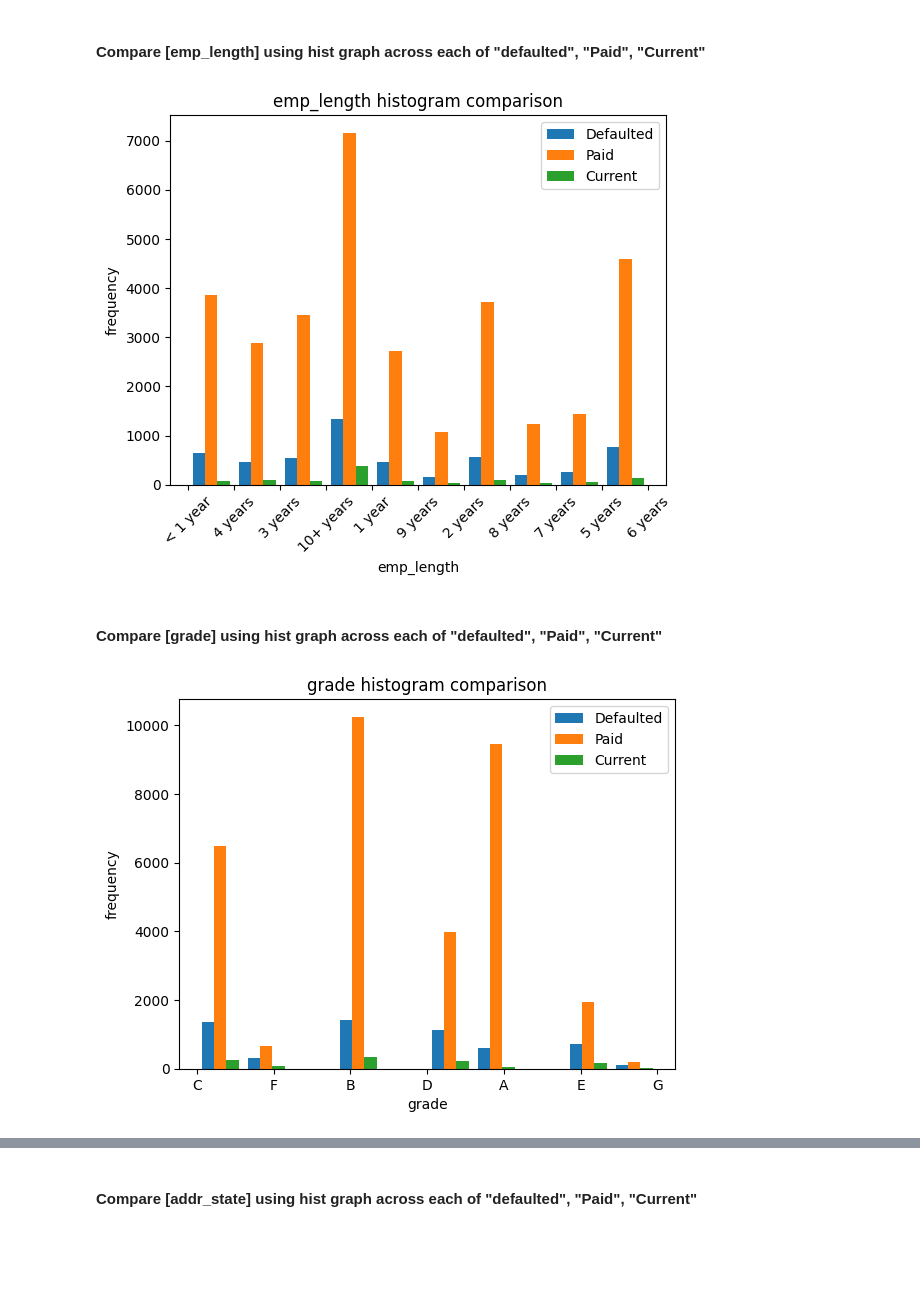
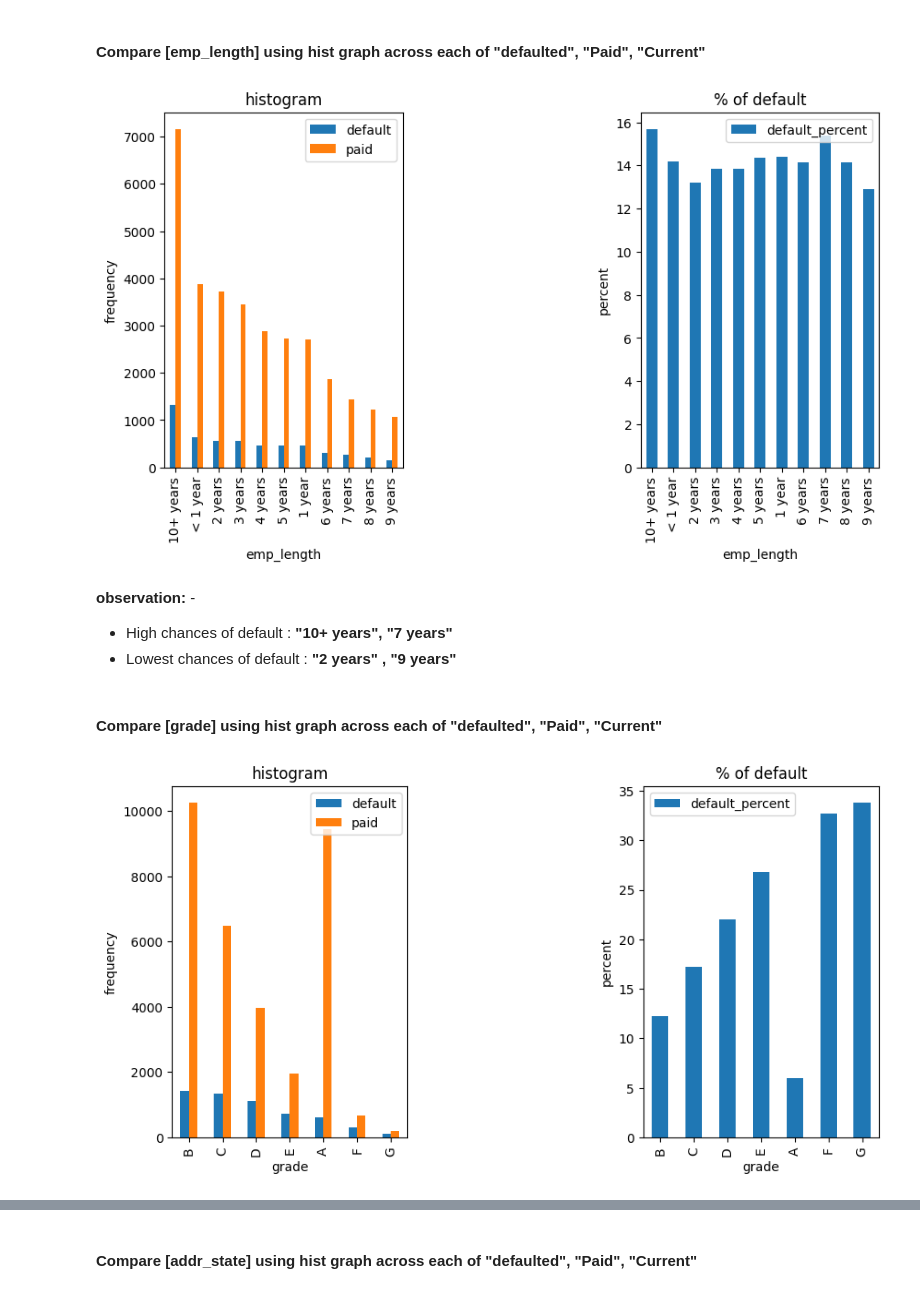
Before and after one commit to santoshmahto7/LendingClubCase, a Jupyter notebook: loan_santosh_1.ipynb, the cells around one changed output, grey strips where cells are left out. Cells and saved outputs as stored; diff of their text form; code cells hidden in the pictures; blank space fills up the shorter version.

Commit message:
Percentage based calculation and observation added

```diff
--- a/loan_santosh_1.ipynb
+++ b/loan_santosh_1.ipynb
@@ -126,32 +126,68 @@ Name: count, Length: 4636, dtype: int64
 # %%
 x = df_c["emp_length"].dropna().astype(str)
 y = df_p["emp_length"].dropna().astype(str)
 z = df_r["emp_length"].dropna().astype(str)
 
-o1, o2, o3 = plt.hist([x, y, z], label=['Defaulted', 'Paid', 'Current'])
-plt.legend(loc='upper right')
-#plt.yticks(np.arange(0, 100, 1))
-plt.xticks(o2, rotation=45)
-plt.title('emp_length histogram comparison')
-plt.xlabel('emp_length')
-plt.ylabel('frequency')
+fig,ax = plt.subplots(ncols=2, nrows=1, figsize=(10,5));
+fig.subplots_adjust(wspace=1, hspace=1)
+
+s1 = x.value_counts()
+s2 = y.value_counts()
+pp = pd.concat([s1, s2], axis=1)
+pp.columns = [ "default", "paid"]
+pp['index1'] = pp.index
+
+pp["default_percent"] = pp["default"]/(pp["paid"] + pp["default"]) * 100
+
+pp.plot.bar(ax=ax[0], x="index1",y=["default","paid"])
+pp.plot.bar(ax=ax[1], x="index1",y=["default_percent"])
+
+ax[1].set_ylabel('percent')
+ax[1].set_title('% of default')
+ax[0].legend(loc='upper right')
+ax[0].set_title('histogram')
+ax[0].set_ylabel('frequency')
+
+ax[0].set_xlabel('emp_length')
+ax[1].set_xlabel('emp_length')
 plt.show()
 # %% [output]
-[figure, old version]
+[figure, new version]
+# %% [markdown]
+**observation:**  -
+- High chances of default : **"10+ years", "7 years"**
+- Lowest chances of default : **"2 years" , "9 years"**
 # %% [markdown]
 #### Compare [grade] using hist graph across each of "defaulted", "Paid", "Current"
 # %%
 
 x = df_c["grade"].astype(str)
 y = df_p["grade"].astype(str)
-z = df_r["grade"].astype(str)
 
-o1,o2,o3 = plt.hist([x, y, z], label=['Defaulted', 'Paid', 'Current'])
-plt.legend(loc='upper right')
-#plt.xticks(o2, rotation=90)
-plt.title('grade histogram comparison')
-plt.xlabel('grade')
-plt.ylabel('frequency')
+fig,ax = plt.subplots(ncols=2, nrows=1, figsize=(10,5));
+fig.subplots_adjust(wspace=1, hspace=1)
+
+s1 = x.value_counts()
+s2 = y.value_counts()
+pp = pd.concat([s1, s2], axis=1)
+pp.columns = [ "default", "paid"]
+pp['index1'] = pp.index
+
+pp["default_percent"] = pp["default"]/(pp["paid"] + pp["default"]) * 100
+
+
+pp.plot.bar(ax=ax[0], x="index1",y=["default","paid"])
+pp.plot.bar(ax=ax[1], x="index1",y=["default_percent"])
+
+ax[1].set_ylabel('percent')
+ax[1].set_title('% of default')
+ax[0].legend(loc='upper right')
+ax[0].set_title('histogram')
+ax[0].set_ylabel('frequency')
+
+ax[0].set_xlabel('grade')
+ax[1].set_xlabel('grade')
+
 plt.show()
 # %% [output]
-[figure, old version]
+[figure, new version]
```
Also changed, not shown: parts of 70 cells of this notebook.
